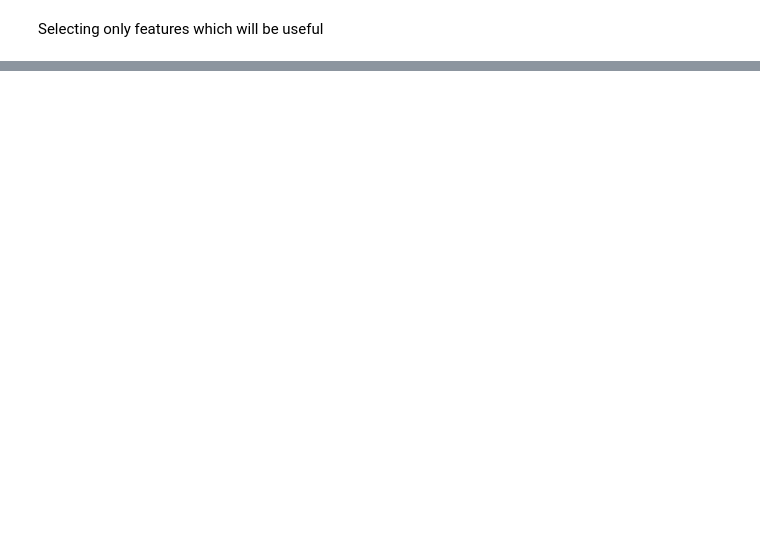
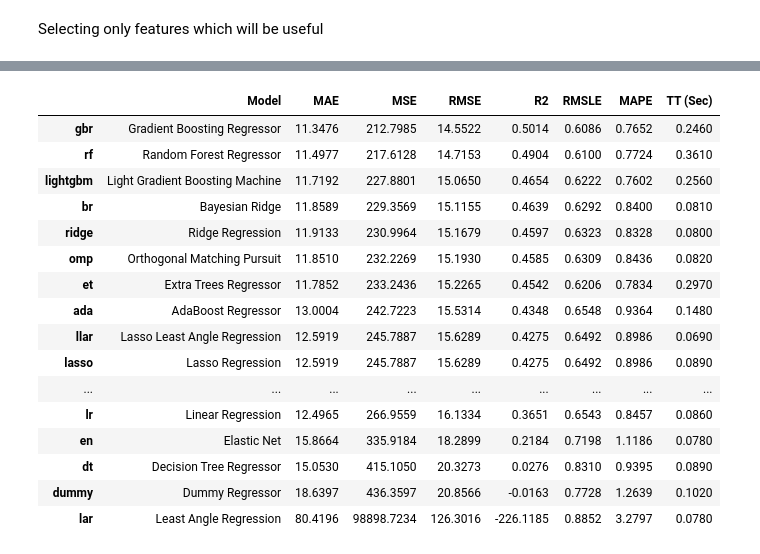
Before and after one commit to 4lefSantos/sa_maismedicos, a Jupyter notebook: 03_script_prediction/mais_medicos.ipynb, the cells around one changed output, grey strips where cells are left out. Cells and saved outputs as stored; diff of their text form; code cells hidden in the pictures; blank space fills up the shorter version.

```diff
--- a/03_script_prediction/mais_medicos.ipynb
+++ b/03_script_prediction/mais_medicos.ipynb
@@ -27,0 +300,3 @@ df = df_original.loc[:,('uf_destino','participou_pmmb','sexo','atuacao_previa_no
+# %%
+best_model_reg = compare_models()
+# %% [output]
@@ -27,0 +304,17 @@ df = df_original.loc[:,('uf_destino','participou_pmmb','sexo','atuacao_previa_no
+|  | Model | MAE | MSE | RMSE | R2 | RMSLE | MAPE | TT (Sec) |
+| gbr | Gradient Boosting Regressor | 11.3476 | 212.7985 | 14.5522 | 0.5014 | 0.6086 | 0.7652 | 0.2460 |
+| rf | Random Forest Regressor | 11.4977 | 217.6128 | 14.7153 | 0.4904 | 0.6100 | 0.7724 | 0.3610 |
+| lightgbm | Light Gradient Boosting Machine | 11.7192 | 227.8801 | 15.0650 | 0.4654 | 0.6222 | 0.7602 | 0.2560 |
+| br | Bayesian Ridge | 11.8589 | 229.3569 | 15.1155 | 0.4639 | 0.6292 | 0.8400 | 0.0810 |
+| ridge | Ridge Regression | 11.9133 | 230.9964 | 15.1679 | 0.4597 | 0.6323 | 0.8328 | 0.0800 |
+| omp | Orthogonal Matching Pursuit | 11.8510 | 232.2269 | 15.1930 | 0.4585 | 0.6309 | 0.8436 | 0.0820 |
+| et | Extra Trees Regressor | 11.7852 | 233.2436 | 15.2265 | 0.4542 | 0.6206 | 0.7834 | 0.2970 |
+| ada | AdaBoost Regressor | 13.0004 | 242.7223 | 15.5314 | 0.4348 | 0.6548 | 0.9364 | 0.1480 |
+| llar | Lasso Least Angle Regression | 12.5919 | 245.7887 | 15.6289 | 0.4275 | 0.6492 | 0.8986 | 0.0690 |
+| lasso | Lasso Regression | 12.5919 | 245.7887 | 15.6289 | 0.4275 | 0.6492 | 0.8986 | 0.0890 |
+| ... | ... | ... | ... | ... | ... | ... | ... | ... |
+| lr | Linear Regression | 12.4965 | 266.9559 | 16.1334 | 0.3651 | 0.6543 | 0.8457 | 0.0860 |
+| en | Elastic Net | 15.8664 | 335.9184 | 18.2899 | 0.2184 | 0.7198 | 1.1186 | 0.0780 |
+| dt | Decision Tree Regressor | 15.0530 | 415.1050 | 20.3273 | 0.0276 | 0.8310 | 0.9395 | 0.0890 |
+| dummy | Dummy Regressor | 18.6397 | 436.3597 | 20.8566 | -0.0163 | 0.7728 | 1.2639 | 0.1020 |
+| lar | Least Angle Regression | 80.4196 | 98898.7234 | 126.3016 | -226.1185 | 0.8852 | 3.2797 | 0.0780 |
```
Also changed, not shown: parts of 20 cells of this notebook, 1 other file.
